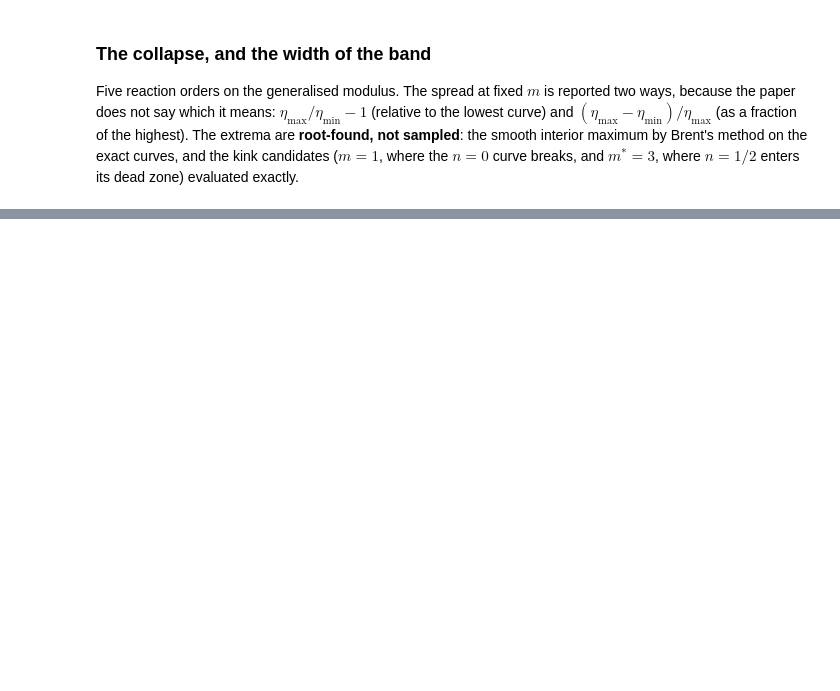
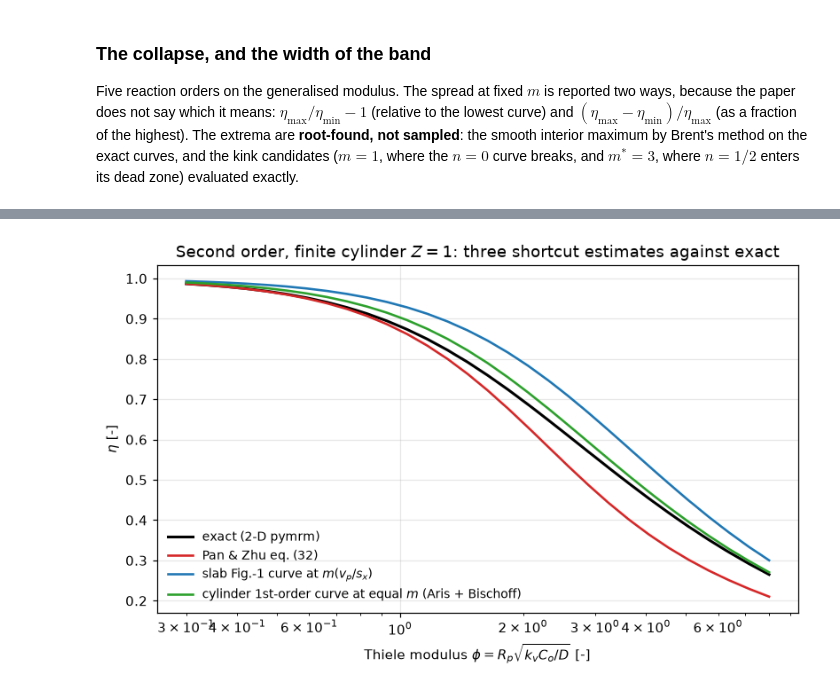
Before and after one commit to computational-chemical-engineering/pymrm-gallery, a Jupyter notebook: pages/B1.3-bischoff-generalised-modulus/index.ipynb, the cells around one changed output, grey strips where cells are left out. Cells and saved outputs as stored; diff of their text form; code cells hidden in the pictures; blank space fills up the shorter version.

```diff
--- a/pages/B1.3-bischoff-generalised-modulus/index.ipynb
+++ b/pages/B1.3-bischoff-generalised-modulus/index.ipynb
@@ -1899,0 +1151,17 @@ doi:10.1016/S0009-2509(97)00385-0.
+# %%
+def eq14_devs(denominator_exponent=-0.5, u=0.5):
+    """Relative shortfall of m from eq. (14) with the given exponent, per order."""
+    return {n: abs(mb_eta(Power(n), u, denominator_exponent)[0] / mb_eta(Power(n), u)[0] - 1)
+            for n in KEYS_15}
+
+
+EQ14 = eq14_devs()
+claims.value("eq14_as_printed_worst_rel_m", max(EQ14.values()), rtol=1e-6)
+print("eq. (14) as printed against its parents eqs. (8) + (13), at u = 0.5:")
+for n, d in EQ14.items():
+    print(f"  n = {n:g}: I0 = {Power(n).Rint(0.0, 1.0):.4f}, as-printed m low by {d:.0%} "
+          f"(= 1 - I0, independent of u)")
+print(f"the printed witness: eq. (21) gives m = arccosh(1/u) = {m_eta_n1(0.5)[0]:.6f} at u = 0.5, "
+      f"eq. (14) as printed {mb_eta(Power(1), 0.5, -0.5)[0]:.6f}, half of it.")
+print("Route B implements the +1/2 reading; its agreement with the printed closed forms")
+print("(first Results cell) is the proof that reading is right for every order.")
@@ -1899,0 +1381,16 @@ doi:10.1016/S0009-2509(97)00385-0.
+# %%
+fig, ax = plt.subplots(figsize=(7.4, 4.6))
+pp = np.geomspace(0.3, 8.0, 30)
+ax.semilogx(pp, [eta_cyl_n2(p) for p in pp], "k-", lw=2.0, label="exact (2-D pymrm)")
+for kind, col, lab in (("pz", "tab:red", "Pan & Zhu eq. (32)"),
+                       ("slab", "tab:blue", "slab Fig.-1 curve at $m(v_p/s_x)$"),
+                       ("ab", "tab:green", "cylinder 1st-order curve at equal $m$ (Aris + Bischoff)")):
+    ax.semilogx(pp, [estimate(kind, p) for p in pp], "-", color=col, lw=1.7, label=lab)
+ax.set_xlabel(r"Thiele modulus $\phi = R_p\sqrt{k_v C_o/D}$ [-]")
+ax.set_ylabel(r"$\eta$ [-]")
+ax.set_title("Second order, finite cylinder $Z=1$: three shortcut estimates against exact")
+ax.legend(frameon=False, fontsize=9)
+fig.tight_layout()
+plt.show()
+# %% [output]
+[figure, added]
```
Also changed, not shown: parts of 101 cells of this notebook, 12 other files.
